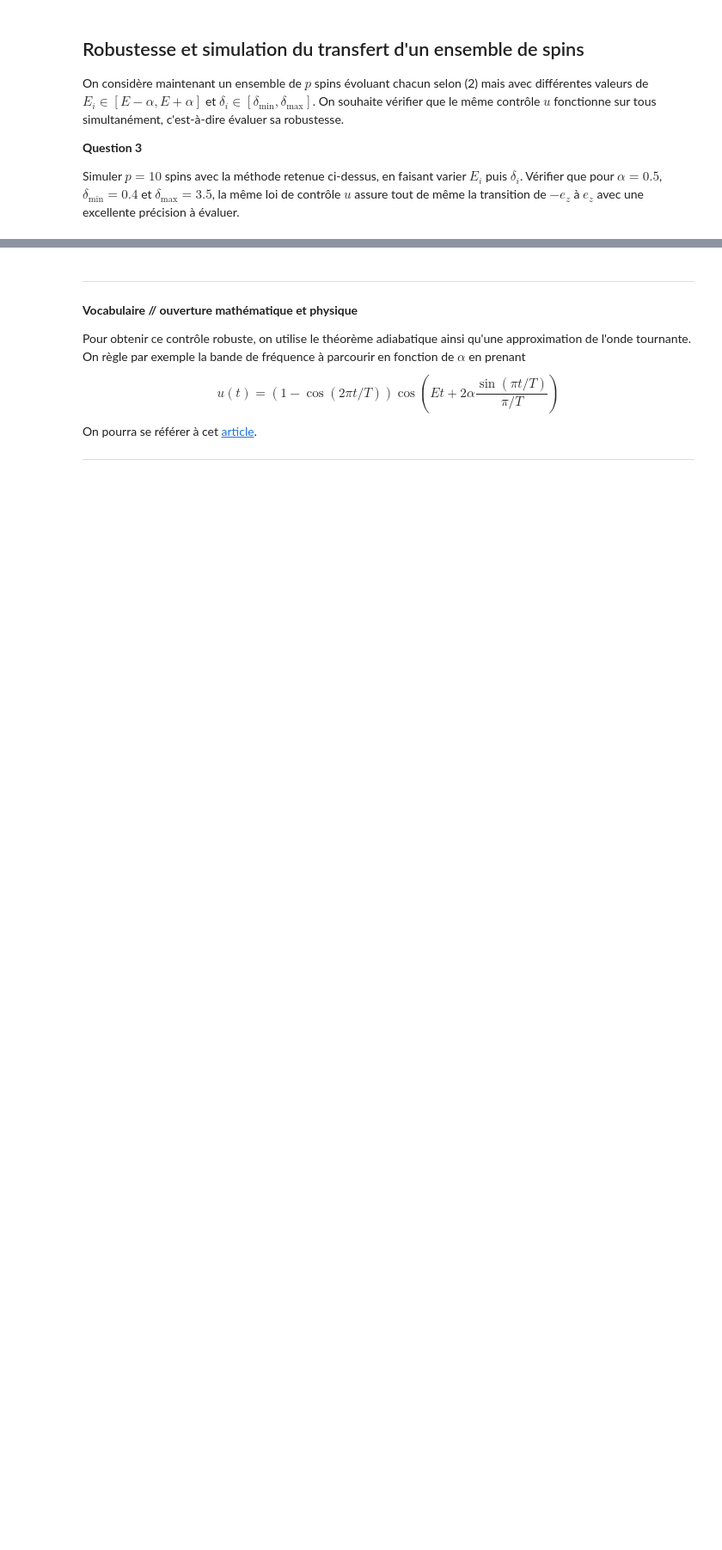
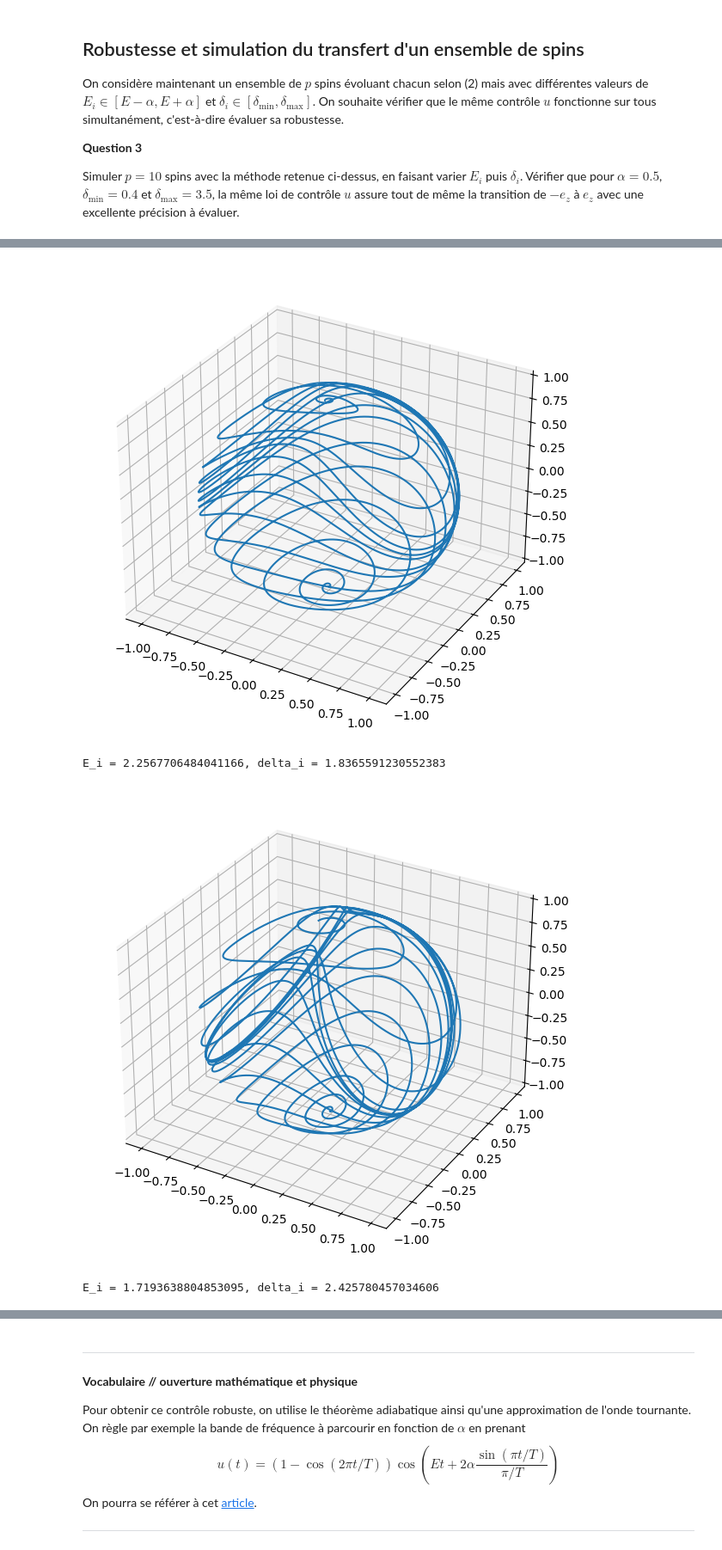
Before and after one commit to AdrienMtz/Projet_numerique_UE11-Groupe_36, a Jupyter notebook: redaction.ipynb, the cells around one changed output, grey strips where cells are left out. Shown at 86% size. Saved outputs shown, nothing was run; the diff lists cells and outputs as text; code cells hidden in the pictures; blank space fills up the shorter version.

```diff
--- a/redaction.ipynb
+++ b/redaction.ipynb
@@ -182,0 +315,7 @@ Simuler $p=10$ spins avec la méthode retenue ci-dessus, en faisant varier $E_i$
+# %%
+simu_systeme(psi_0, 0, T, E, dt, alpha, delta_min, delta_max, p)
+# %% [output]
+[figure, added]
+E_i = 2.2567706484041166, delta_i = 1.8365591230552383
+[figure, added]
+E_i = 1.7193638804853095, delta_i = 2.425780457034606
```
Also changed, not shown: parts of 19 cells of this notebook, 1 other file.
